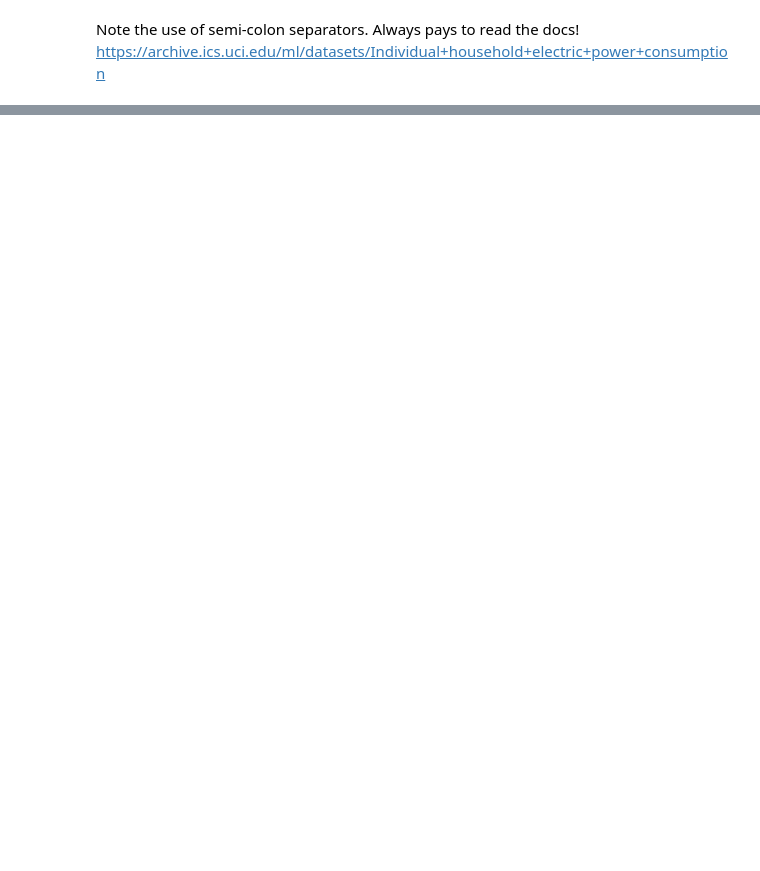
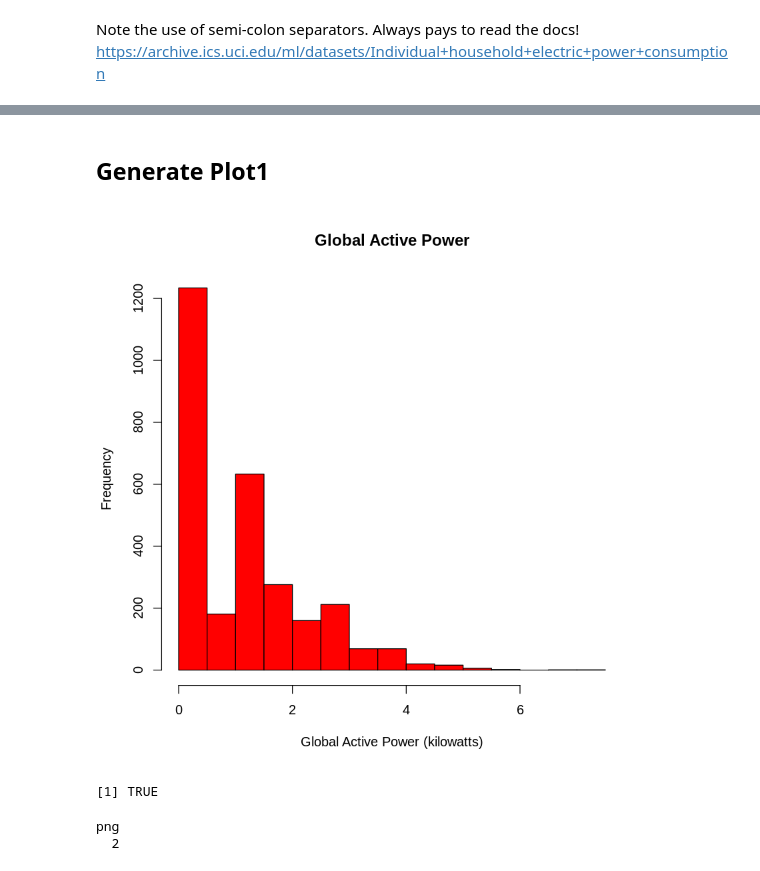
Before and after one commit to goyder/r-jupyter, a Jupyter notebook: data-exploration/Assignment 1.ipynb, the cells around one changed output, grey strips where cells are left out. Cells and saved outputs as stored; diff of their text form; code cells hidden in the pictures; blank space fills up the shorter version.

```diff
--- a/data-exploration/Assignment 1.ipynb
+++ b/data-exploration/Assignment 1.ipynb
@@ -47,3 +65,5 @@ power_consumption
 | 16/12/2006 | 17:31:00 | 3.700 | 0.520 | 235.22 | 15.8 | 0 | ... |
 | 16/12/2006 | 17:32:00 | 3.668 | 0.510 | 233.99 | 15.8 | 0 | ... |
 | 16/12/2006 | 17:33:00 | 3.662 | 0.510 | 233.86 | 15.8 | 0 | ... |
+# %%
+power_consumption <- fread("household_power_consumption.txt", header = TRUE, sep = ';', na.strings = "?")
@@ -49,0 +72,2 @@ power_consumption
+# %%
+power_consumption <- mutate(power_consumption, datetime = as.POSIXct(paste(Date, " " ,Time), format="%d/%m/%Y %H:%M:%S" ))
@@ -49,0 +90,5 @@ power_consumption
+# %%
+start_date <- strptime("2007-02-01", "%Y-%m-%d")
+end_date <- strftime("2007-02-03", "%Y-%m-%d")
+# %%
+power_consumption_subset <- filter(power_consumption, (start_date <= datetime) & (datetime < end_date))
@@ -49,0 +115,21 @@ power_consumption
+# %% [markdown]
+## Generate Plot1
+# %%
+hist(power_consumption_subset$Global_active_power, breaks=11, col='red',
+     xlab = "Global Active Power (kilowatts)",
+     main = "Global Active Power")
+# %% [output]
+[figure, added]
+# %%
+if (file.exists("Plot1.png")) {
+    file.remove("Plot1.png")
+}
+png("Plot1.png", width=480, height=480, units="px")
+hist(power_consumption_subset$Global_active_power, breaks=11, col='red',
+     xlab = "Global Active Power (kilowatts)",
+     main = "Global Active Power")
+dev.off()
+# %% [output]
+[1] TRUE
+png
+  2
```
Also changed, not shown: parts of 18 cells of this notebook, 9 other files.
